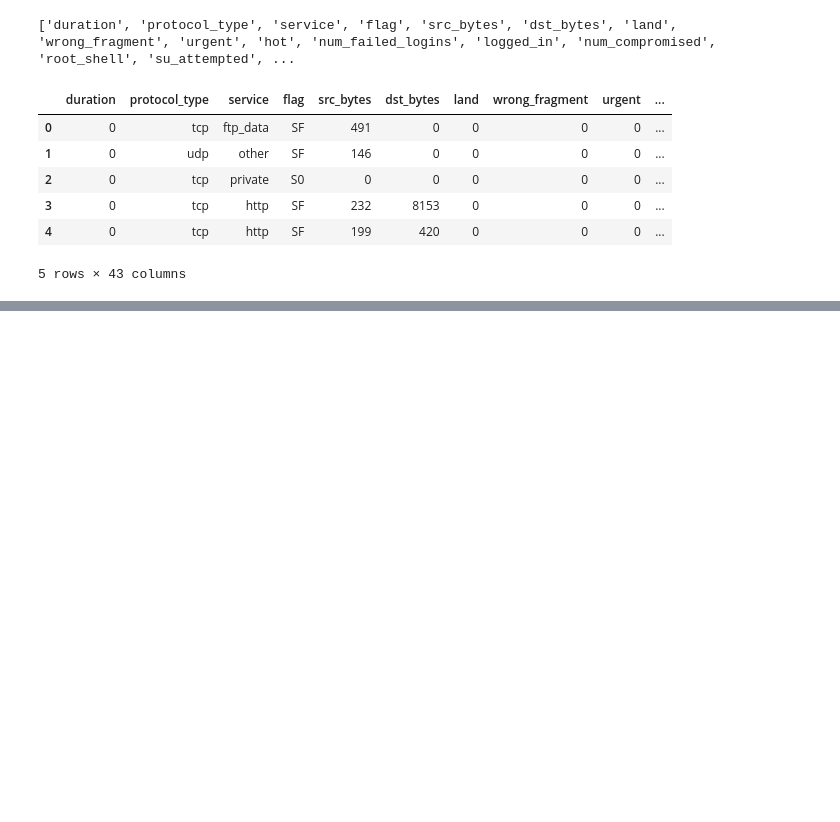
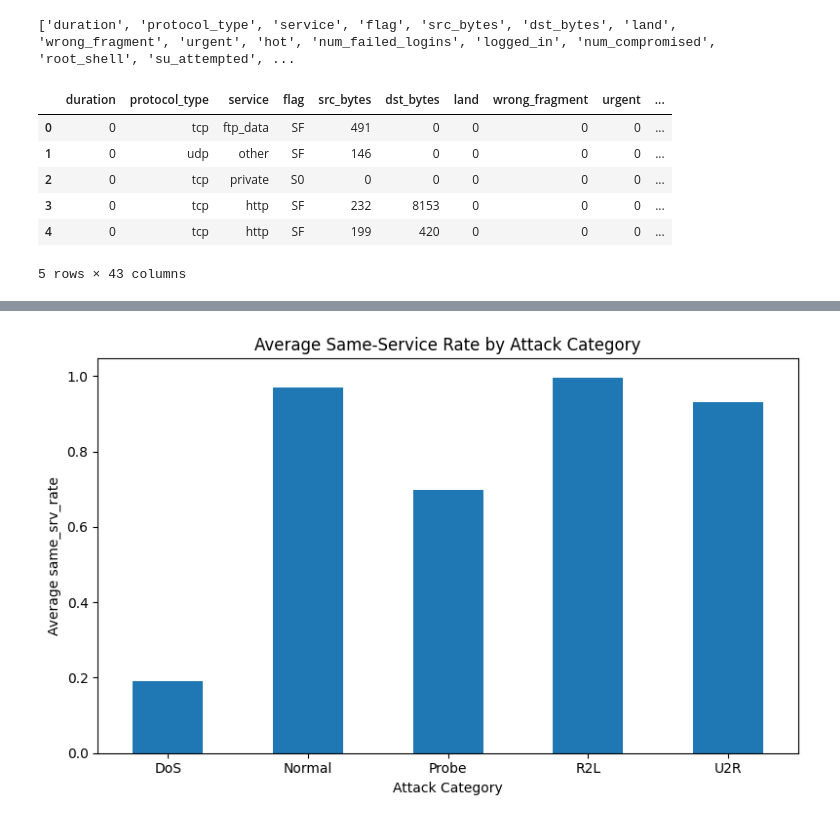
Before and after one commit to warmachine0942/Network-Intrusion-Detection, a Jupyter notebook: notebooks/01_eda.ipynb, the cells around one changed output, grey strips where cells are left out. Cells and saved outputs as stored; diff of their text form; code cells hidden in the pictures; blank space fills up the shorter version.

```diff
--- a/notebooks/01_eda.ipynb
+++ b/notebooks/01_eda.ipynb
@@ -120,0 +580,14 @@ train_df.head()
+# %%
+plt.figure(figsize=(8, 5))
+
+category_means["same_srv_rate"].plot(kind="bar")
+
+plt.title("Average Same-Service Rate by Attack Category")
+plt.xlabel("Attack Category")
+plt.ylabel("Average same_srv_rate")
+plt.xticks(rotation=0)
+
+plt.tight_layout()
+plt.show()
+# %% [output]
+[figure, added]
```
Also changed, not shown: parts of 88 cells of this notebook, 23 other files.
